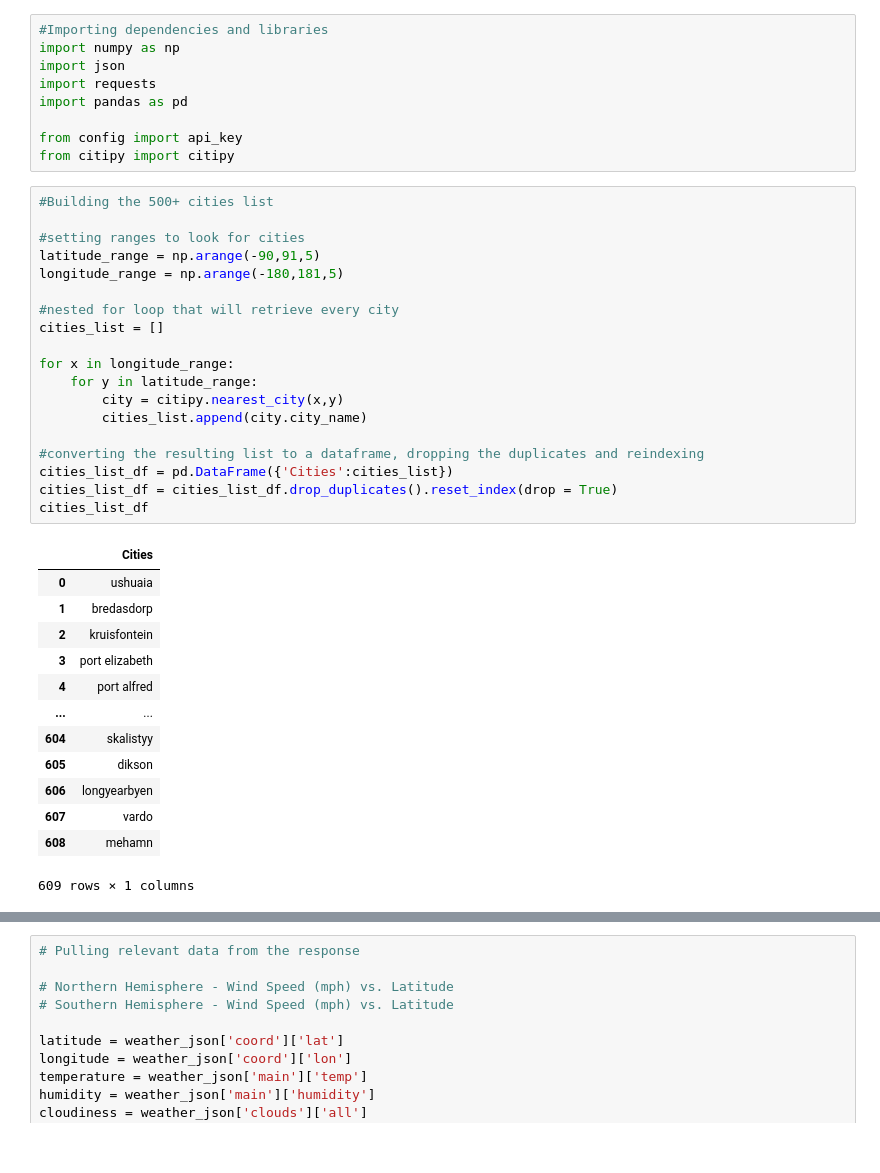
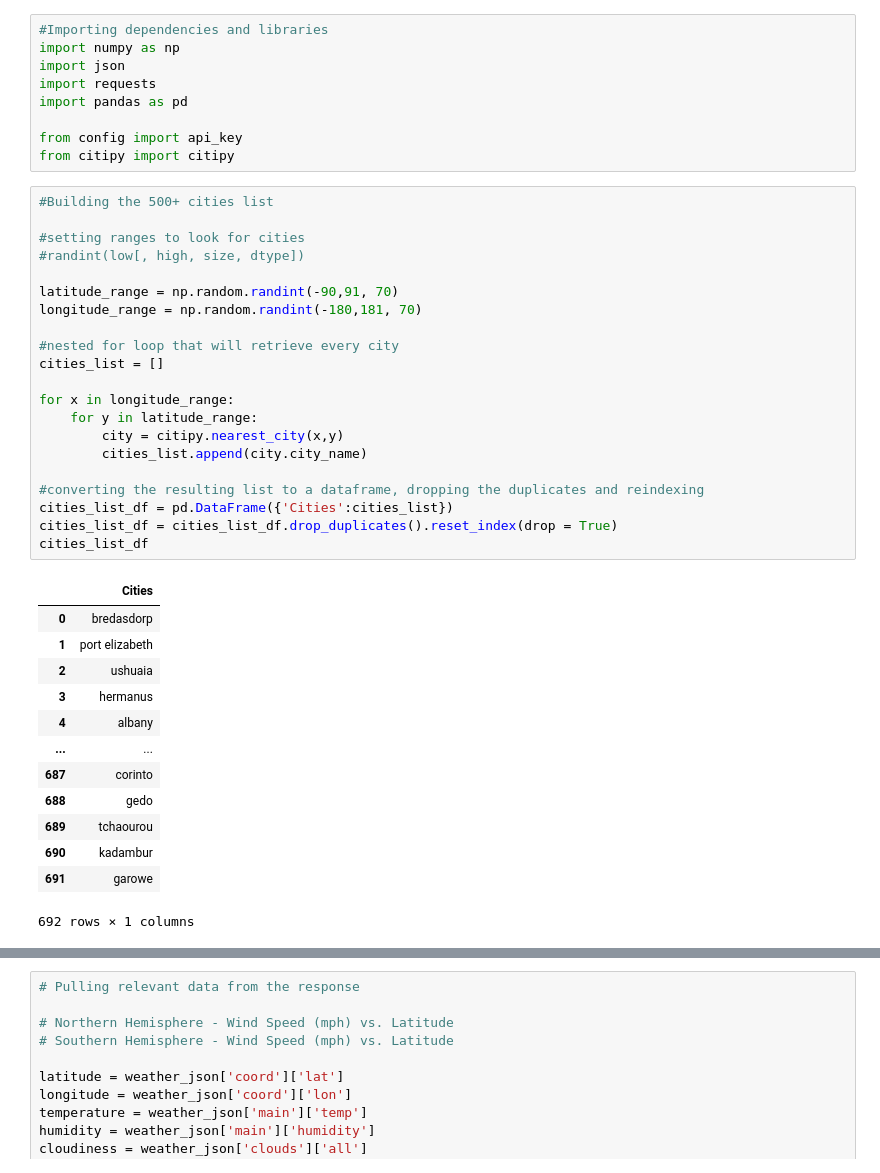
Before and after one commit to JuanjoFernandez/python-api-challenge, a Jupyter notebook: WeatherPy/WeatherPy.ipynb, the cells around one changed output, grey strips where cells are left out. Saved outputs shown, nothing was run; the diff lists cells and outputs as text.

Commit message:
Random cities list

```diff
--- a/WeatherPy/WeatherPy.ipynb
+++ b/WeatherPy/WeatherPy.ipynb
@@ -10,36 +10,38 @@ from citipy import citipy
 # %%
 #Building the 500+ cities list
 
 #setting ranges to look for cities
-latitude_range = np.arange(-90,91,5)
-longitude_range = np.arange(-180,181,5)
+#randint(low[, high, size, dtype])
+
+latitude_range = np.random.randint(-90,91, 70)
+longitude_range = np.random.randint(-180,181, 70)
 
 #nested for loop that will retrieve every city
 cities_list = []
 
 for x in longitude_range:
     for y in latitude_range:
         city = citipy.nearest_city(x,y)
         cities_list.append(city.city_name)
 
 #converting the resulting list to a dataframe, dropping the duplicates and reindexing
 cities_list_df = pd.DataFrame({'Cities':cities_list})
 cities_list_df = cities_list_df.drop_duplicates().reset_index(drop = True)
 cities_list_df
 # %% [output]
 |  | Cities |
-| 0 | ushuaia |
-| 1 | bredasdorp |
-| 2 | kruisfontein |
-| 3 | port elizabeth |
-| 4 | port alfred |
+| 0 | bredasdorp |
+| 1 | port elizabeth |
+| 2 | ushuaia |
+| 3 | hermanus |
+| 4 | albany |
 | ... | ... |
-| 604 | skalistyy |
-| 605 | dikson |
-| 606 | longyearbyen |
-| 607 | vardo |
-| 608 | mehamn |
+| 687 | corinto |
+| 688 | gedo |
+| 689 | tchaourou |
+| 690 | kadambur |
+| 691 | garowe |
-609 rows × 1 columns
+692 rows × 1 columns
 # %%
 #API requests
 
```
Also changed, not shown: parts of 1 cell of this notebook, 1 other file.
